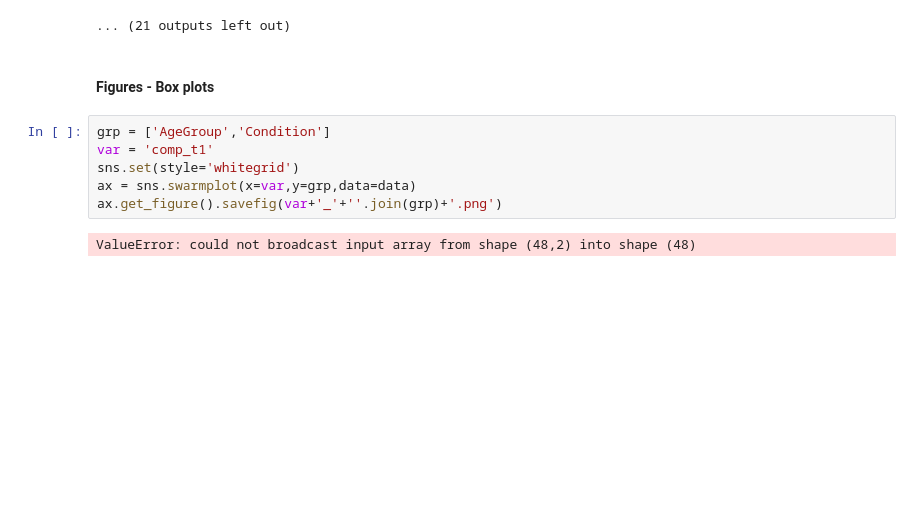
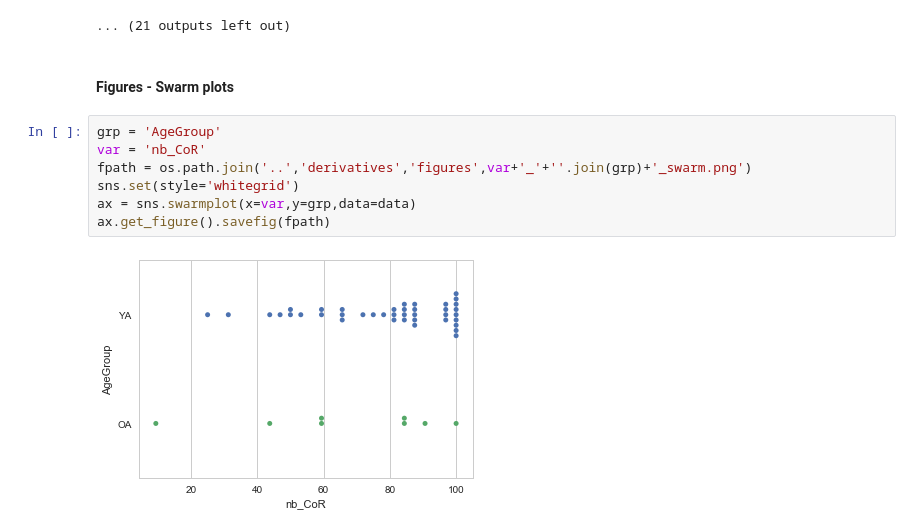
Before and after one commit to lighthall-lab/scilearn, a Jupyter notebook: 1.1.analysis.ipynb, the cells around one changed output. Drawn from its saved outputs; the diff is of its cells as text; blank space fills up the shorter version.

Commit message:
update plots & exports

```diff
--- a/1.1.analysis.ipynb
+++ b/1.1.analysis.ipynb
@@ -90,12 +101,13 @@ for var in vars_of_interest:
 [figure]
 ... (21 outputs left out)
 # %% [markdown]
-#### Figures - Box plots
+#### Figures - Swarm plots
 # %%
-grp = ['AgeGroup','Condition']
-var = 'comp_t1'
+grp = 'AgeGroup'
+var = 'nb_CoR'
+fpath = os.path.join('..','derivatives','figures',var+'_'+''.join(grp)+'_swarm.png')
 sns.set(style='whitegrid')
 ax = sns.swarmplot(x=var,y=grp,data=data)
-ax.get_figure().savefig(var+'_'+''.join(grp)+'.png')
+ax.get_figure().savefig(fpath)
 # %% [output]
-ValueError: could not broadcast input array from shape (48,2) into shape (48)
+[figure, added]
```
Also changed, not shown: parts of 1 cell of this notebook.
